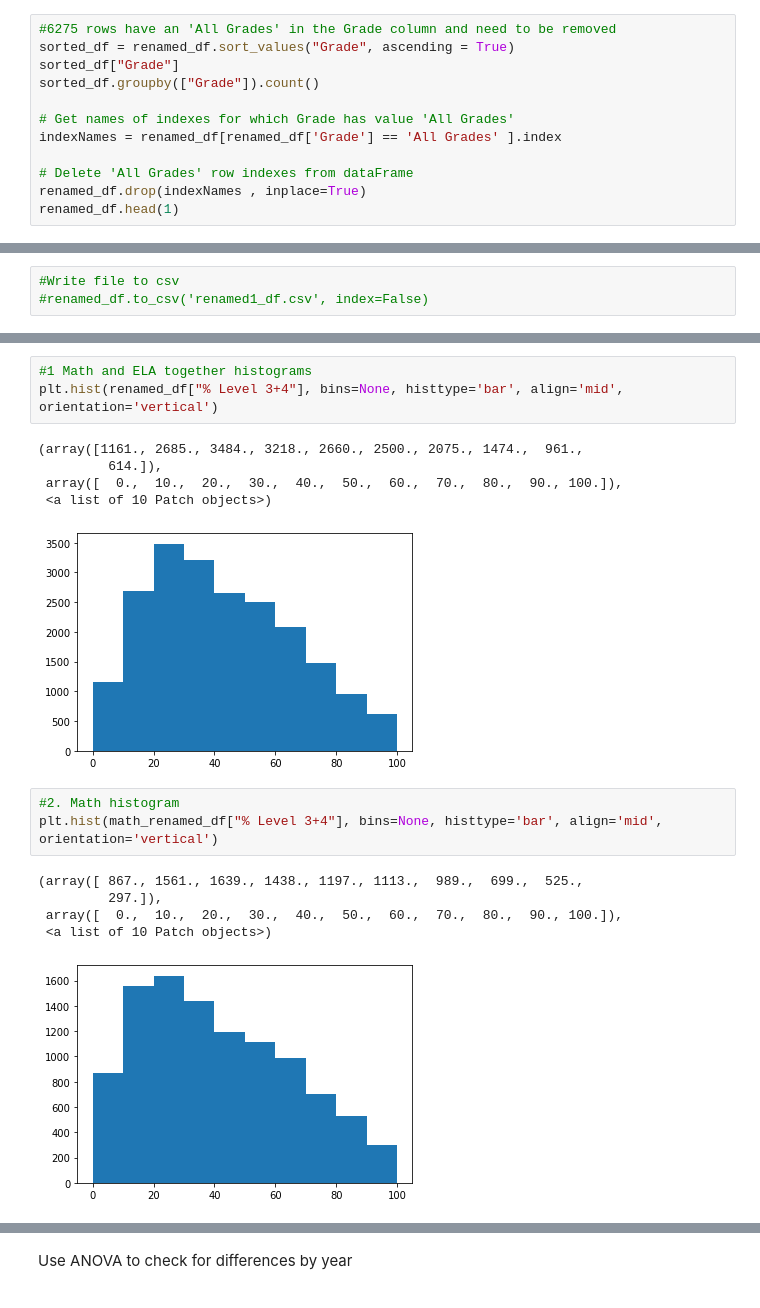
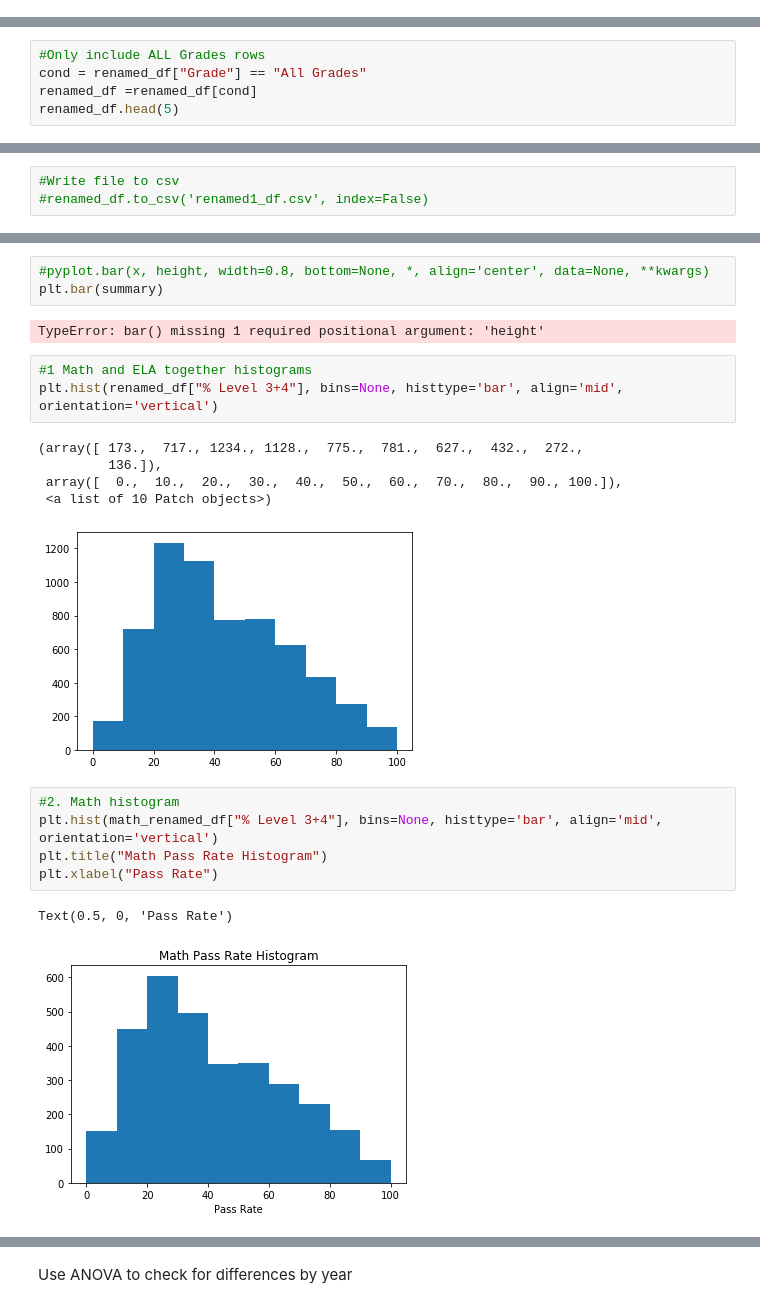
Before and after one commit to tomtav/arts-edu-impact, a Jupyter notebook: mvp/notebooks/aforshee/Question1.ipynb, the cells around one changed output, grey strips where cells are left out. Saved outputs shown, nothing was run; the diff lists cells and outputs as text.

```diff
--- a/mvp/notebooks/aforshee/Question1.ipynb
+++ b/mvp/notebooks/aforshee/Question1.ipynb
@@ -133,12 +138,0 @@ renamed_df.head(1)
-# %%
-#6275 rows have an 'All Grades' in the Grade column and need to be removed
-sorted_df = renamed_df.sort_values("Grade", ascending = True)
-sorted_df["Grade"]
-sorted_df.groupby(["Grade"]).count()
-
-# Get names of indexes for which Grade has value 'All Grades'
-indexNames = renamed_df[renamed_df['Grade'] == 'All Grades' ].index
-
-# Delete 'All Grades' row indexes from dataFrame
-renamed_df.drop(indexNames , inplace=True)
-renamed_df.head(1)
@@ -147,0 +139,5 @@ renamed_df.head(1)
+# %%
+#Only include ALL Grades rows
+cond = renamed_df["Grade"] == "All Grades"
+renamed_df =renamed_df[cond]
+renamed_df.head(5)
@@ -227,21 +289,25 @@ Name: % Level 3+4, dtype: int64
+# %%
+#pyplot.bar(x, height, width=0.8, bottom=None, *, align='center', data=None, **kwargs)
+plt.bar(summary)
+# %% [output]
+TypeError: bar() missing 1 required positional argument: 'height'
 # %%
 #1 Math and ELA together histograms
 plt.hist(renamed_df["% Level 3+4"], bins=None, histtype='bar', align='mid', orientation='vertical')
 # %% [output]
-(array([1161., 2685., 3484., 3218., 2660., 2500., 2075., 1474.,  961.,
-         614.]),
+(array([ 173.,  717., 1234., 1128.,  775.,  781.,  627.,  432.,  272.,
+         136.]),
  array([  0.,  10.,  20.,  30.,  40.,  50.,  60.,  70.,  80.,  90., 100.]),
  <a list of 10 Patch objects>)
-[figure, old version]
+[figure, new version]
 # %%
 #2. Math histogram
 plt.hist(math_renamed_df["% Level 3+4"], bins=None, histtype='bar', align='mid', orientation='vertical')
+plt.title("Math Pass Rate Histogram")
+plt.xlabel("Pass Rate")
 # %% [output]
-(array([ 867., 1561., 1639., 1438., 1197., 1113.,  989.,  699.,  525.,
-         297.]),
- array([  0.,  10.,  20.,  30.,  40.,  50.,  60.,  70.,  80.,  90., 100.]),
- <a list of 10 Patch objects>)
+Text(0.5, 0, 'Pass Rate')
-[figure, old version]
+[figure, new version]
 # %%
 #3. ELA histogram
 plt.hist(ela_renamed_df["% Level 3+4"], bins=None, histtype='bar', align='mid', orientation='vertical')
```
Also changed, not shown: parts of 54 cells of this notebook, 1 other file.
